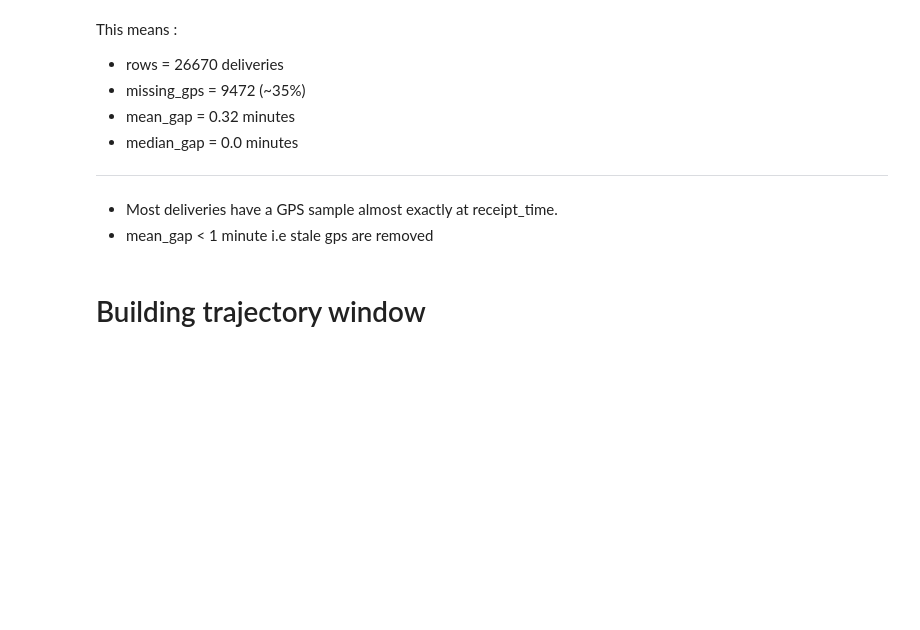
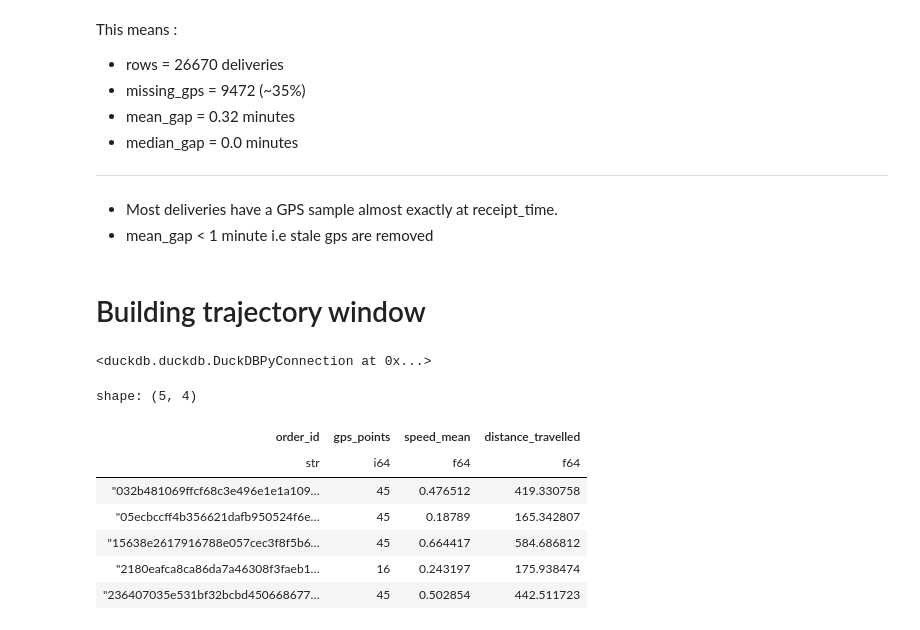
Before and after one commit to aymuos/starship, a Jupyter notebook: fundamental_EDA/actuallyWorking/feature_creator.ipynb, the cells around one changed output. Drawn from its saved outputs; the diff is of its cells as text; code cells hidden in the pictures; blank space fills up the shorter version.

```diff
--- a/fundamental_EDA/actuallyWorking/feature_creator.ipynb
+++ b/fundamental_EDA/actuallyWorking/feature_creator.ipynb
@@ -239,3 +255,9 @@ This means :
 - mean_gap < 1 minute i.e stale gps are removed
 # %% [markdown]
 # Building trajectory window
+# %%
+# Registering table in duckDB
+
+con.register("delivery_tbl", delivery.to_pandas())
+# %% [output]
+<duckdb.duckdb.DuckDBPyConnection at 0x...>
@@ -241,0 +343,11 @@ This means :
+# %%
+traj_features.head()
+# %% [output]
+shape: (5, 4)
+| order_id | gps_points | speed_mean | distance_travelled |
+| str | i64 | f64 | f64 |
+| "032b481069ffcf68c3e496e1e1a109… | 45 | 0.476512 | 419.330758 |
+| "05ecbccff4b356621dafb950524f6e… | 45 | 0.18789 | 165.342807 |
+| "15638e2617916788e057cec3f8f5b6… | 45 | 0.664417 | 584.686812 |
+| "2180eafca8ca86da7a46308f3faeb1… | 16 | 0.243197 | 175.938474 |
+| "236407035e531bf32bcbd450668677… | 45 | 0.502854 | 442.511723 |
```
Also changed, not shown: parts of 14 cells of this notebook.
